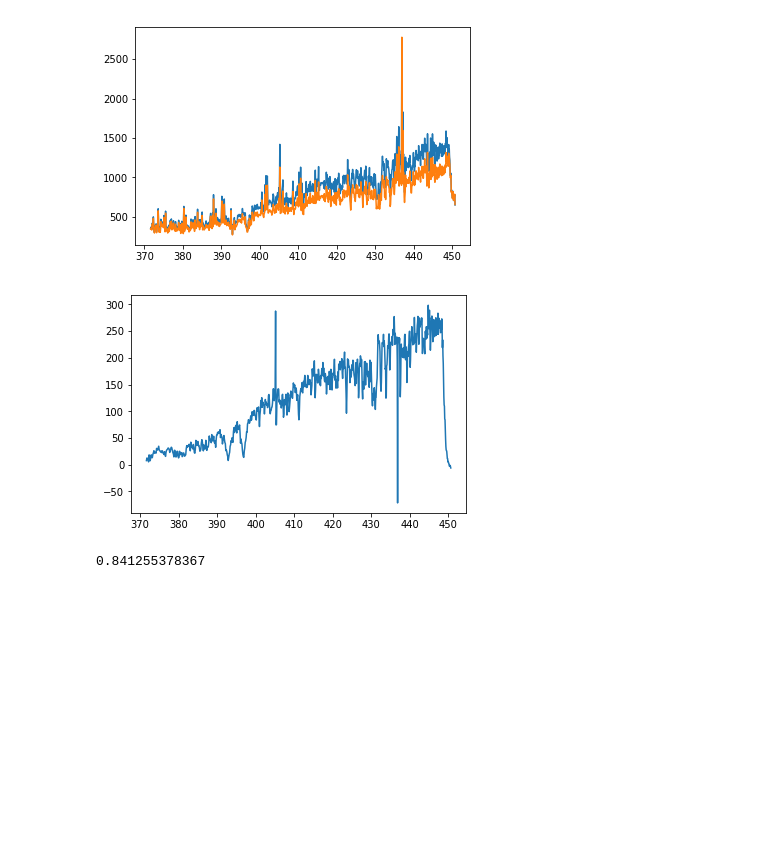
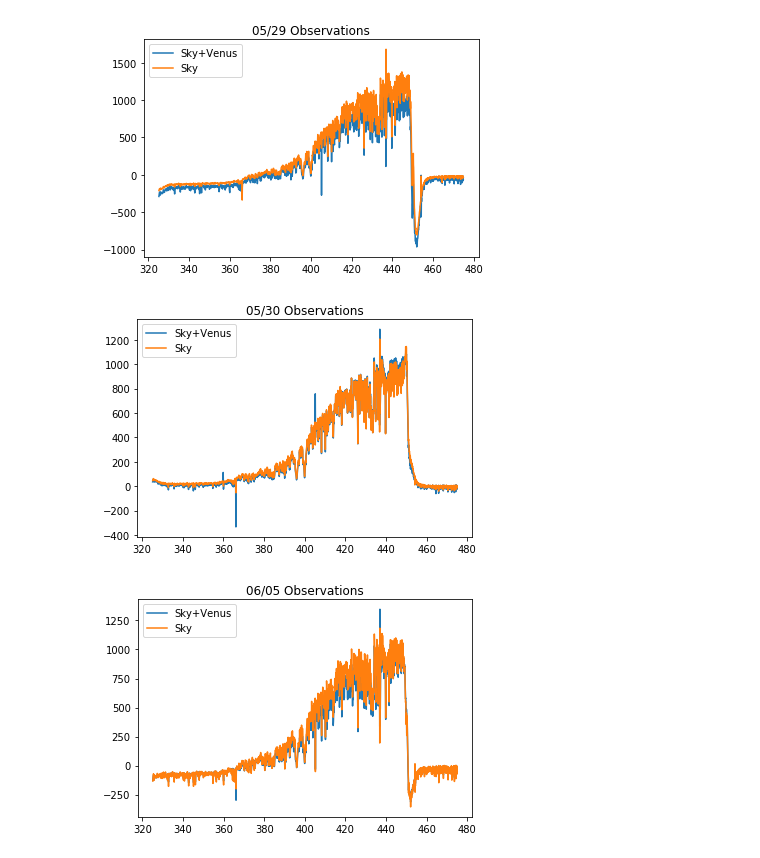
Before and after one commit to melissamor/SunObs, a Jupyter notebook: data_reduction/venus_to_sky_ratio.ipynb, the cells around one changed output. Cells and saved outputs as stored; diff of their text form; code cells hidden in the pictures; blank space fills up the shorter version.

Commit message:
Cleaned up directories and added more comments to data reduction notebooks

```diff
--- a/data_reduction/venus_to_sky_ratio.ipynb
+++ b/data_reduction/venus_to_sky_ratio.ipynb
@@ -28,21 +10,0 @@ def get_data(name):
-# %%
-wavelen,skyflux,time,obs_time = get_data(skyfile)
-meanskyflux = [np.mean(skyflux[1:,i]) for i in range(len(wavelen))]
-
-wavelen,venusflux,vtime,obs_time = get_data(venusfile)
-meanvenusflux = [np.mean(venusflux[1:60,i]) for i in range(len(wavelen))]
-
-plt.plot(wavelen[300:1050],meanvenusflux[300:1050])
-plt.plot(wavelen[300:1050],meanskyflux[300:1050])
-plt.show()
-
-plt.plot(wavelen[300:1050],np.subtract(meanvenusflux[300:1050],meanskyflux[300:1050]))
-plt.show()
-
-allvlight = sum(meanvenusflux[300:1050])
-allslight = sum(meanskyflux[300:1050])
-print allslight/allvlight
-# %% [output]
-[figure, removed]
-[figure, removed]
-0.841255378367
@@ -48,0 +81,47 @@ print allslight/allvlight
+# %%
+dark0605 = '../venus_data/20180605/dark7s_1.dat'
+wavelen0605,darkflux0605,darktime0605 = get_data(dark0605)
+darkflux0605 = darkflux0605[1:]
+meandark0605 = np.mean(darkflux0605,axis=0)
+
+sky0605 = '../venus_data/20180605/sky_1.dat'
+wavelen,rawskyflux0605,skytime0605 = get_data(sky0605)
+rawskyflux0605 = rawskyflux0605[1:]
+skyflux0605 = np.array([np.subtract(i,meandark0605) for i in rawskyflux0605])
+
+venus0605 = '../venus_data/20180605/venus_2.dat'
+wavelen,rawvenusflux0605,venustime0605 = get_data(venus0605)
+rawvenusflux0605 = rawvenusflux0605[1:]
+venusflux0605 = np.array([np.subtract(i,meandark0605) for i in rawvenusflux0605])
+# %%
+sky0606 = '../venus_data/20180606/sky_1.dat'
+wavelen,rawskyflux0606,skytime0606 = get_data(sky0606)
+rawskyflux0606 = rawskyflux0606[1:]
+skyflux0606 = np.array([np.subtract(i,meandark0605) for i in rawskyflux0606])
+
+venus0606 = '../venus_data/20180606/venus_2.dat'
+wavelen,rawvenusflux0606,venustime0606 = get_data(venus0606)
+rawvenusflux0606 = rawvenusflux0606[1:]
+venusflux0606 = np.array([np.subtract(i,meandark0605) for i in rawvenusflux0606])
+# %%
+plt.plot(wavelen,np.mean(venusflux0529[:11],axis=0),label='Sky+Venus')
+plt.plot(wavelen,np.mean(skyflux0529,axis=0),label='Sky')
+plt.title('05/29 Observations')
+plt.legend()
+plt.show()
+
+plt.plot(wavelen,np.mean(venusflux0530[:11],axis=0),label='Sky+Venus')
+plt.plot(wavelen,np.mean(skyflux0530,axis=0),label='Sky')
+plt.title('05/30 Observations')
+plt.legend()
+plt.show()
+
+plt.plot(wavelen,np.mean(venusflux0605[:11],axis=0),label='Sky+Venus')
+plt.plot(wavelen,np.mean(skyflux0605,axis=0),label='Sky')
+plt.title('06/05 Observations')
+plt.legend()
+plt.show()
+# %% [output]
+[figure, added]
+[figure, added]
+[figure, added]
```
Also changed, not shown: parts of 18 cells of this notebook, 49 other files.
